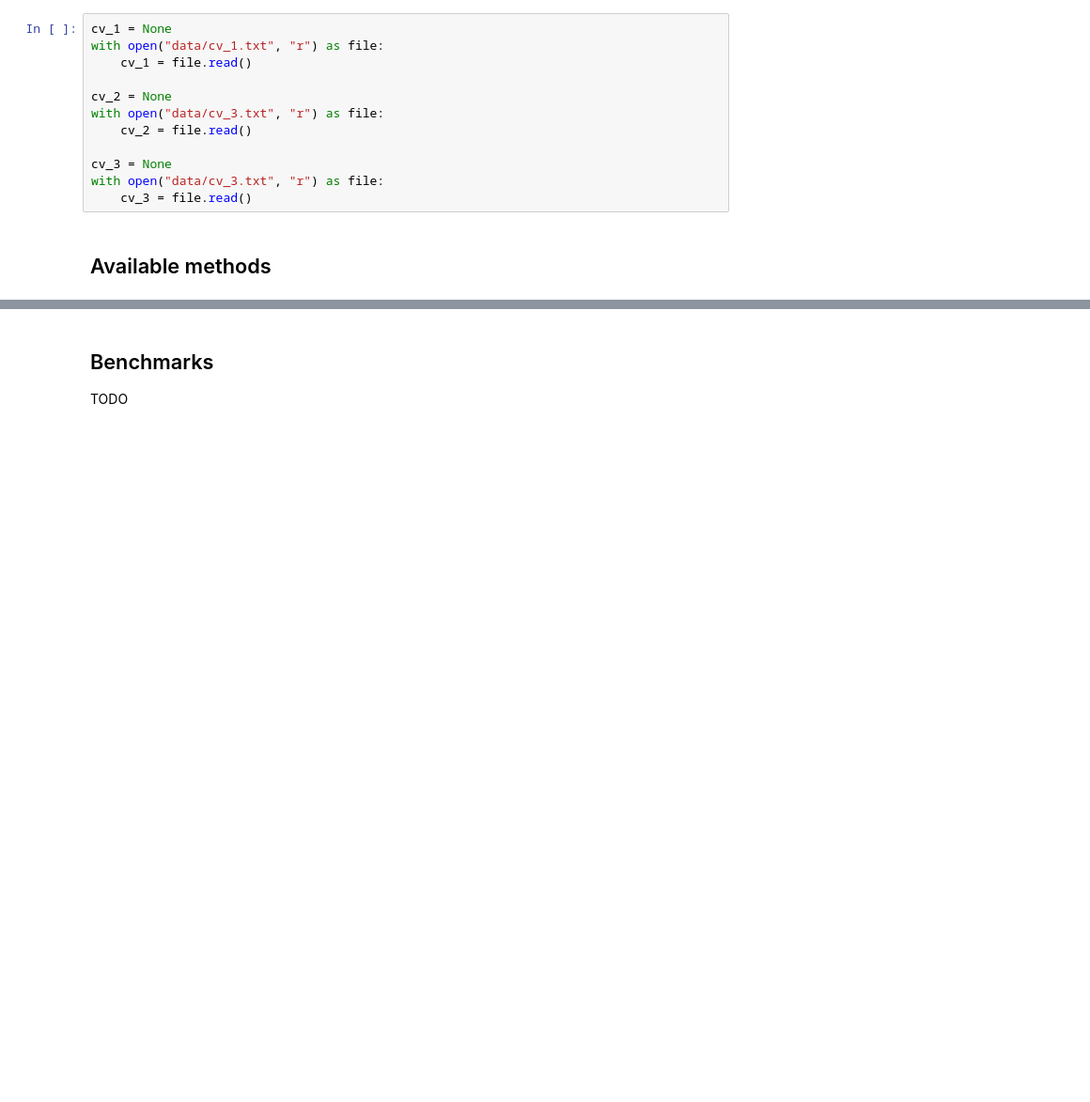
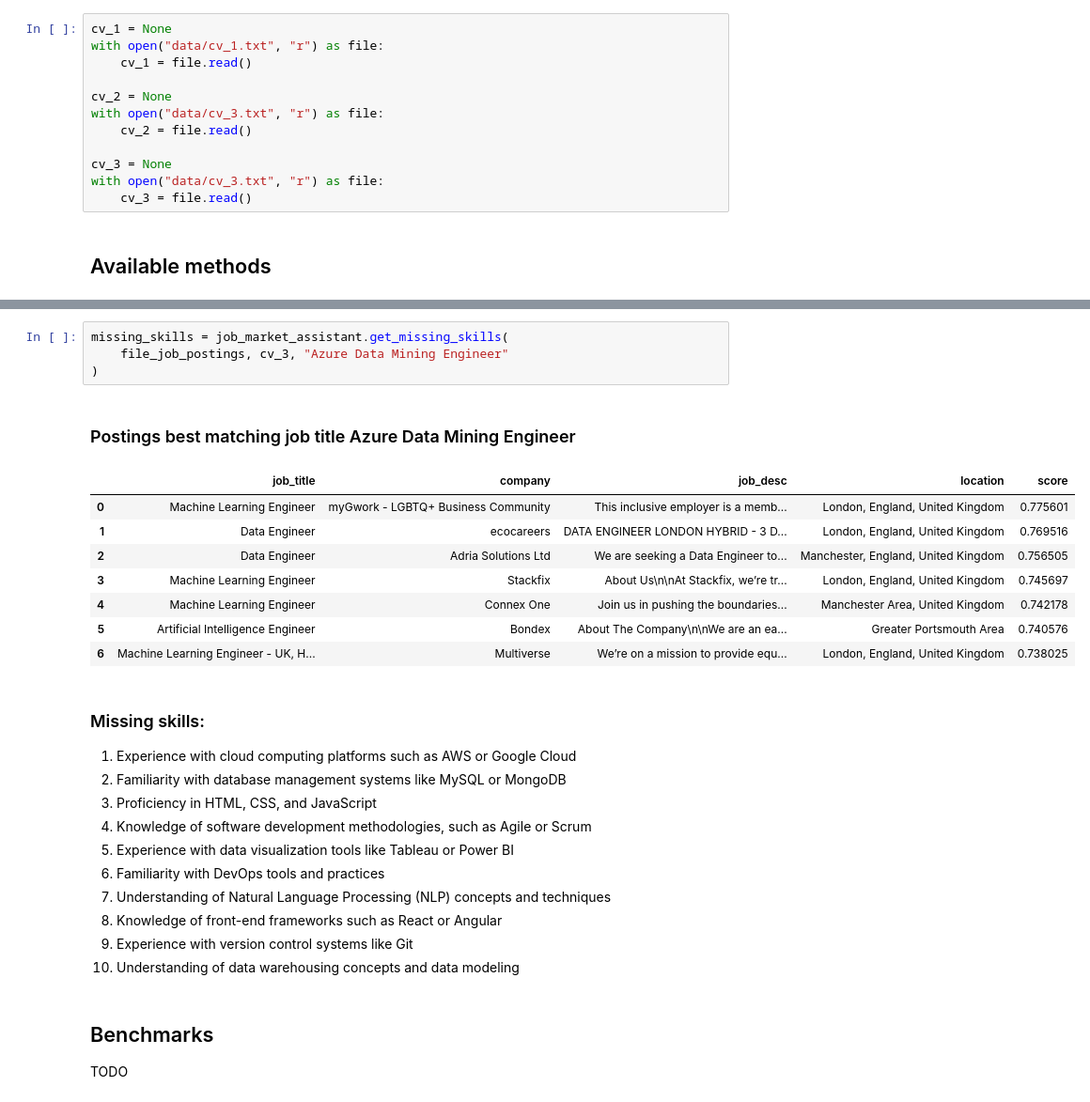
Before and after one commit to vrepetskyi/job-market-assistant, a Jupyter notebook: notebook.ipynb, the cells around one changed output, grey strips where cells are left out. Shown at 94% size. Drawn from its saved outputs; the diff is of its cells as text; blank space fills up the shorter version.

```diff
--- a/notebook.ipynb
+++ b/notebook.ipynb
@@ -163,3 +165,28 @@ missing_skills = job_market_assistant.get_missing_skills(file_job_postings, cv_1
+# %%
+missing_skills = job_market_assistant.get_missing_skills(
+    file_job_postings, cv_3, "Azure Data Mining Engineer"
+)
+# %% [output]
+### Postings best matching job title Azure Data Mining Engineer
+|  | job_title | company | job_desc | location | score |
+| 0 | Machine Learning Engineer | myGwork - LGBTQ+ Business Community | This inclusive employer is a memb... | London, England, United Kingdom | 0.775601 |
+| 1 | Data Engineer | ecocareers | DATA ENGINEER LONDON HYBRID - 3 D... | London, England, United Kingdom | 0.769516 |
+| 2 | Data Engineer | Adria Solutions Ltd | We are seeking a Data Engineer to... | Manchester, England, United Kingdom | 0.756505 |
+| 3 | Machine Learning Engineer | Stackfix | About Us\n\nAt Stackfix, we’re tr... | London, England, United Kingdom | 0.745697 |
+| 4 | Machine Learning Engineer | Connex One | Join us in pushing the boundaries... | Manchester Area, United Kingdom | 0.742178 |
+| 5 | Artificial Intelligence Engineer | Bondex | About The Company\n\nWe are an ea... | Greater Portsmouth Area | 0.740576 |
+| 6 | Machine Learning Engineer - UK, H... | Multiverse | We’re on a mission to provide equ... | London, England, United Kingdom | 0.738025 |
+### Missing skills:
+1. Experience with cloud computing platforms such as AWS or Google Cloud
+2. Familiarity with database management systems like MySQL or MongoDB
+3. Proficiency in HTML, CSS, and JavaScript
+4. Knowledge of software development methodologies, such as Agile or Scrum
+5. Experience with data visualization tools like Tableau or Power BI
+6. Familiarity with DevOps tools and practices
+7. Understanding of Natural Language Processing (NLP) concepts and techniques
+8. Knowledge of front-end frameworks such as React or Angular
+9. Experience with version control systems like Git
+10. Understanding of data warehousing concepts and data modeling
 # %% [markdown]
 ## Benchmarks
 
```
Also changed, not shown: parts of 9 cells of this notebook, 1 other file.
